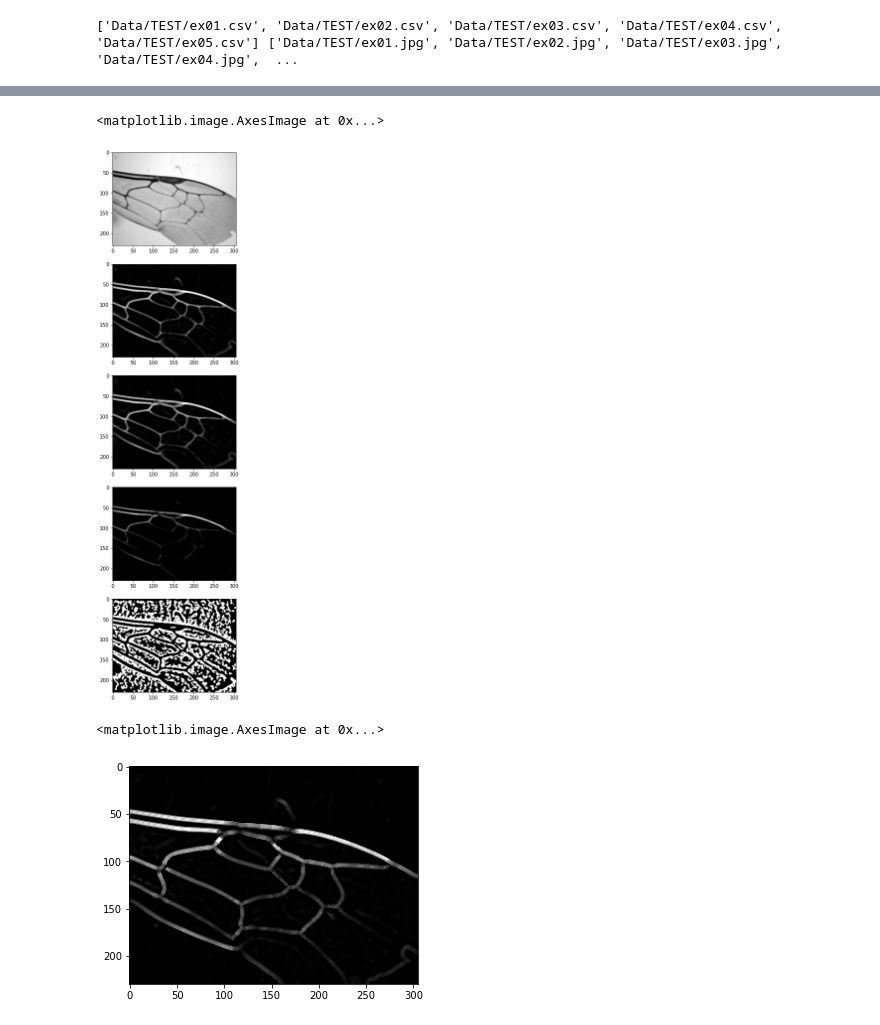
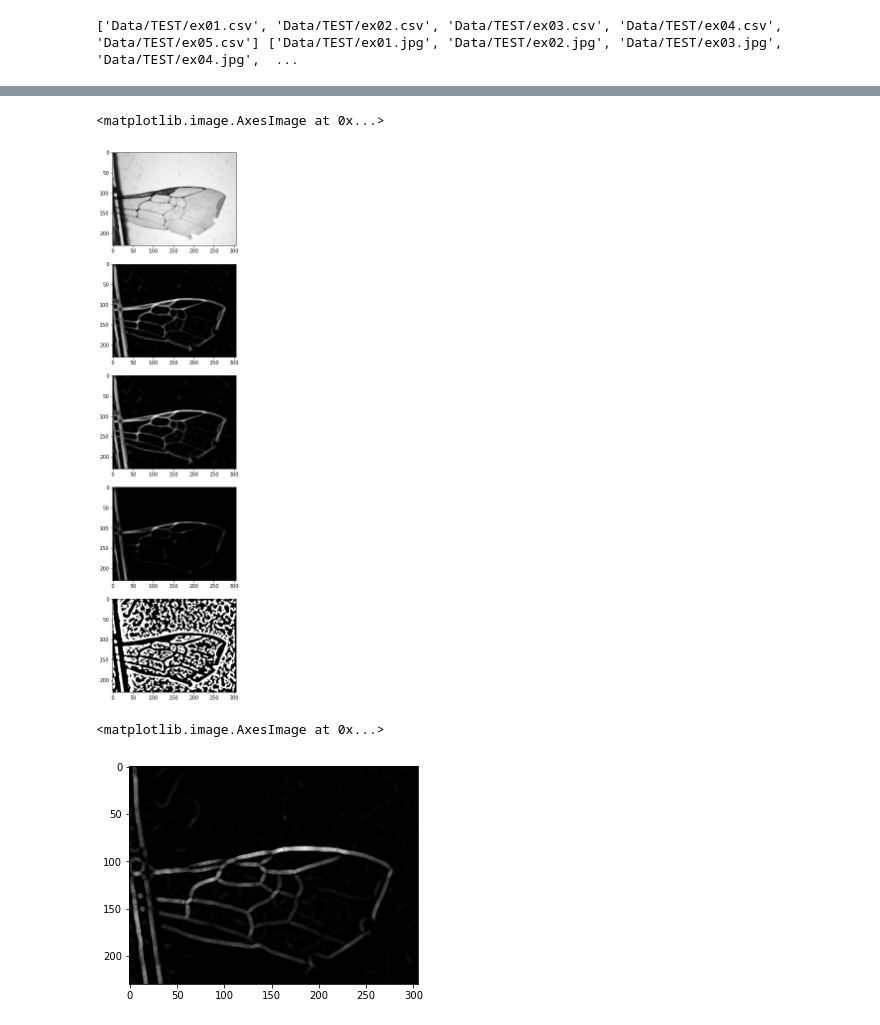
Before and after one commit to Shubh023/tifo-imed, a Jupyter notebook: Edge Detector.ipynb, the cells around one changed output, grey strips where cells are left out. Cells and saved outputs as stored; diff of their text form; code cells hidden in the pictures.

```diff
--- a/Edge Detector.ipynb
+++ b/Edge Detector.ipynb
@@ -31,7 +31,7 @@ images = [plt.imread(i) for i in IMGs]
 # %%
 import cv2
 
-input_image = images[3]
+input_image = images[4]
 img = input_image.copy()
 
 print('Original Dimensions : ', img.shape)
@@ -126,19 +126,19 @@ ax3.imshow(tfrang, cmap='gray')
 ax4.imshow(thess, cmap='gray')
 # %% [output]
 <matplotlib.image.AxesImage at 0x...>
-[figure, old version]
+[figure, new version]
 # %%
 from skimage.morphology import disk, white_tophat, area_closing, skeletonize
 
-image = tmeij.copy()
+image = tsaato.copy()
 
 footprint = disk(3)
 res = white_tophat(image, footprint)
-res = area_closing(res, area_threshold=64, connectivity=50)
+res = area_closing(res, area_threshold=64, connectivity=10)
 plt.imshow(res, cmap="gray")
 # %% [output]
 <matplotlib.image.AxesImage at 0x...>
-[figure, old version]
+[figure, new version]
 # %%
 thres = np.mean(res) / 2
 res[res > thres] = 1
```
Also changed, not shown: parts of 13 cells of this notebook.
